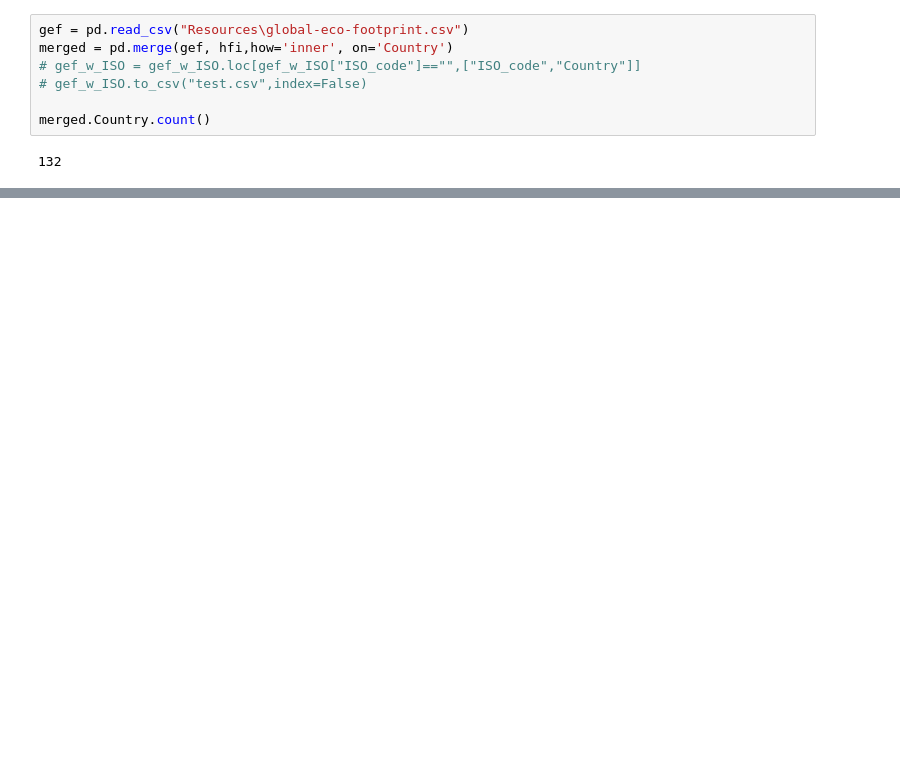
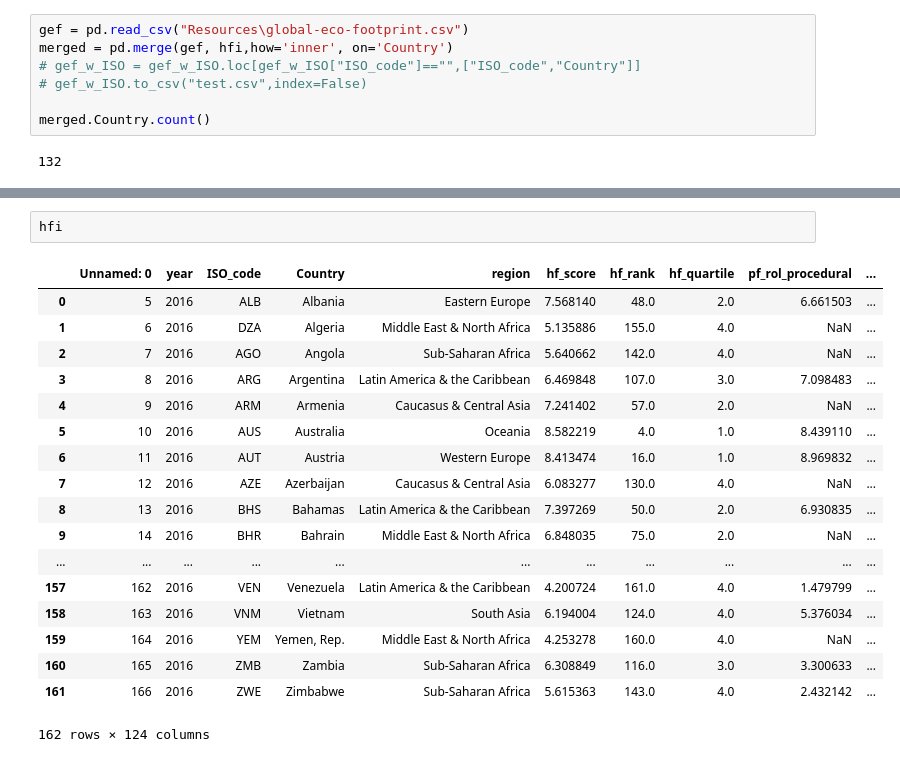
Before and after one commit to emreynolds9/ETL-Project, a Jupyter notebook: Data Cleaning.ipynb, the cells around one changed output, grey strips where cells are left out. Drawn from its saved outputs; the diff is of its cells as text; blank space fills up the shorter version.

```diff
--- a/Data Cleaning.ipynb
+++ b/Data Cleaning.ipynb
@@ -76,0 +25,21 @@ Length: 124, dtype: object
+# %%
+hfi
+# %% [output]
+|  | Unnamed: 0 | year | ISO_code | Country | region | hf_score | hf_rank | hf_quartile | pf_rol_procedural | ... |
+| 0 | 5 | 2016 | ALB | Albania | Eastern Europe | 7.568140 | 48.0 | 2.0 | 6.661503 | ... |
+| 1 | 6 | 2016 | DZA | Algeria | Middle East & North Africa | 5.135886 | 155.0 | 4.0 | NaN | ... |
+| 2 | 7 | 2016 | AGO | Angola | Sub-Saharan Africa | 5.640662 | 142.0 | 4.0 | NaN | ... |
+| 3 | 8 | 2016 | ARG | Argentina | Latin America & the Caribbean | 6.469848 | 107.0 | 3.0 | 7.098483 | ... |
+| 4 | 9 | 2016 | ARM | Armenia | Caucasus & Central Asia | 7.241402 | 57.0 | 2.0 | NaN | ... |
+| 5 | 10 | 2016 | AUS | Australia | Oceania | 8.582219 | 4.0 | 1.0 | 8.439110 | ... |
+| 6 | 11 | 2016 | AUT | Austria | Western Europe | 8.413474 | 16.0 | 1.0 | 8.969832 | ... |
+| 7 | 12 | 2016 | AZE | Azerbaijan | Caucasus & Central Asia | 6.083277 | 130.0 | 4.0 | NaN | ... |
+| 8 | 13 | 2016 | BHS | Bahamas | Latin America & the Caribbean | 7.397269 | 50.0 | 2.0 | 6.930835 | ... |
+| 9 | 14 | 2016 | BHR | Bahrain | Middle East & North Africa | 6.848035 | 75.0 | 2.0 | NaN | ... |
+| ... | ... | ... | ... | ... | ... | ... | ... | ... | ... | ... |
+| 157 | 162 | 2016 | VEN | Venezuela | Latin America & the Caribbean | 4.200724 | 161.0 | 4.0 | 1.479799 | ... |
+| 158 | 163 | 2016 | VNM | Vietnam | South Asia | 6.194004 | 124.0 | 4.0 | 5.376034 | ... |
+| 159 | 164 | 2016 | YEM | Yemen, Rep. | Middle East & North Africa | 4.253278 | 160.0 | 4.0 | NaN | ... |
+| 160 | 165 | 2016 | ZMB | Zambia | Sub-Saharan Africa | 6.308849 | 116.0 | 3.0 | 3.300633 | ... |
+| 161 | 166 | 2016 | ZWE | Zimbabwe | Sub-Saharan Africa | 5.615363 | 143.0 | 4.0 | 2.432142 | ... |
+162 rows × 124 columns
```
Also changed, not shown: parts of 4 cells of this notebook.
